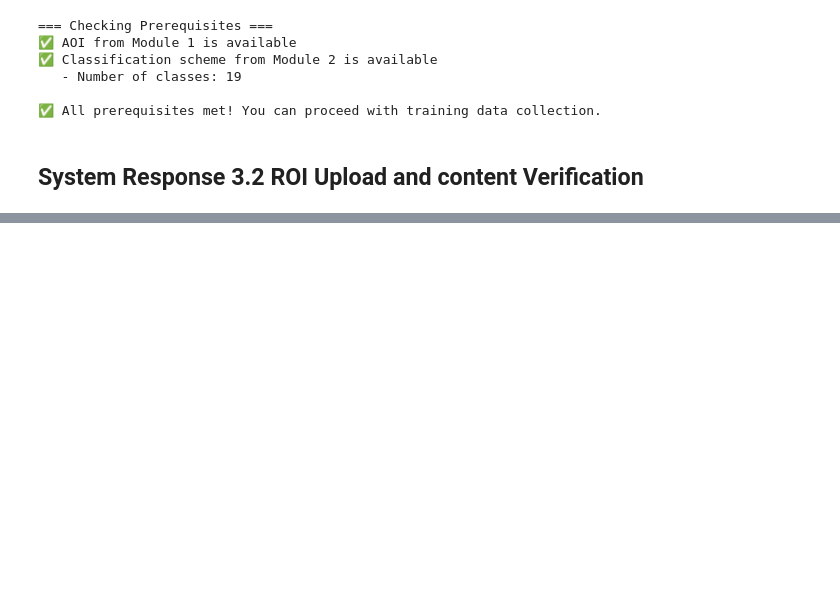
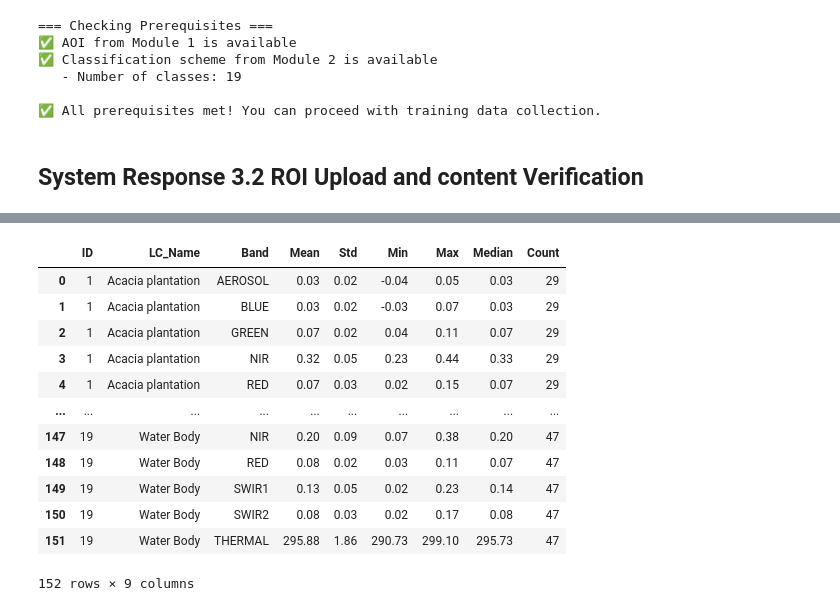
Before and after one commit to agilfahrezy11/EpistemXBackend_demo, a Jupyter notebook: notebooks/Module_implementation.ipynb, the cells around one changed output, grey strips where cells are left out. Cells and saved outputs as stored; diff of their text form; code cells hidden in the pictures; blank space fills up the shorter version.

```diff
--- a/notebooks/Module_implementation.ipynb
+++ b/notebooks/Module_implementation.ipynb
@@ -735,0 +677,19 @@ Points outside AOI               : 0
+# %%
+#Sample statistic (pixel value extracted from the imagery)
+pixel_stats = analyzer.sample_pixel_stats(pixel_extract)
+pixel_stats_df = analyzer.get_sample_pixel_stats_df(pixel_extract)
+display(pixel_stats_df)
+# %% [output]
+|  | ID | LC_Name | Band | Mean | Std | Min | Max | Median | Count |
+| 0 | 1 | Acacia plantation | AEROSOL | 0.03 | 0.02 | -0.04 | 0.05 | 0.03 | 29 |
+| 1 | 1 | Acacia plantation | BLUE | 0.03 | 0.02 | -0.03 | 0.07 | 0.03 | 29 |
+| 2 | 1 | Acacia plantation | GREEN | 0.07 | 0.02 | 0.04 | 0.11 | 0.07 | 29 |
+| 3 | 1 | Acacia plantation | NIR | 0.32 | 0.05 | 0.23 | 0.44 | 0.33 | 29 |
+| 4 | 1 | Acacia plantation | RED | 0.07 | 0.03 | 0.02 | 0.15 | 0.07 | 29 |
+| ... | ... | ... | ... | ... | ... | ... | ... | ... | ... |
+| 147 | 19 | Water Body | NIR | 0.20 | 0.09 | 0.07 | 0.38 | 0.20 | 47 |
+| 148 | 19 | Water Body | RED | 0.08 | 0.02 | 0.03 | 0.11 | 0.07 | 47 |
+| 149 | 19 | Water Body | SWIR1 | 0.13 | 0.05 | 0.02 | 0.23 | 0.14 | 47 |
+| 150 | 19 | Water Body | SWIR2 | 0.08 | 0.03 | 0.02 | 0.17 | 0.08 | 47 |
+| 151 | 19 | Water Body | THERMAL | 295.88 | 1.86 | 290.73 | 299.10 | 295.73 | 47 |
+152 rows × 9 columns
```
Also changed, not shown: parts of 41 cells of this notebook.
